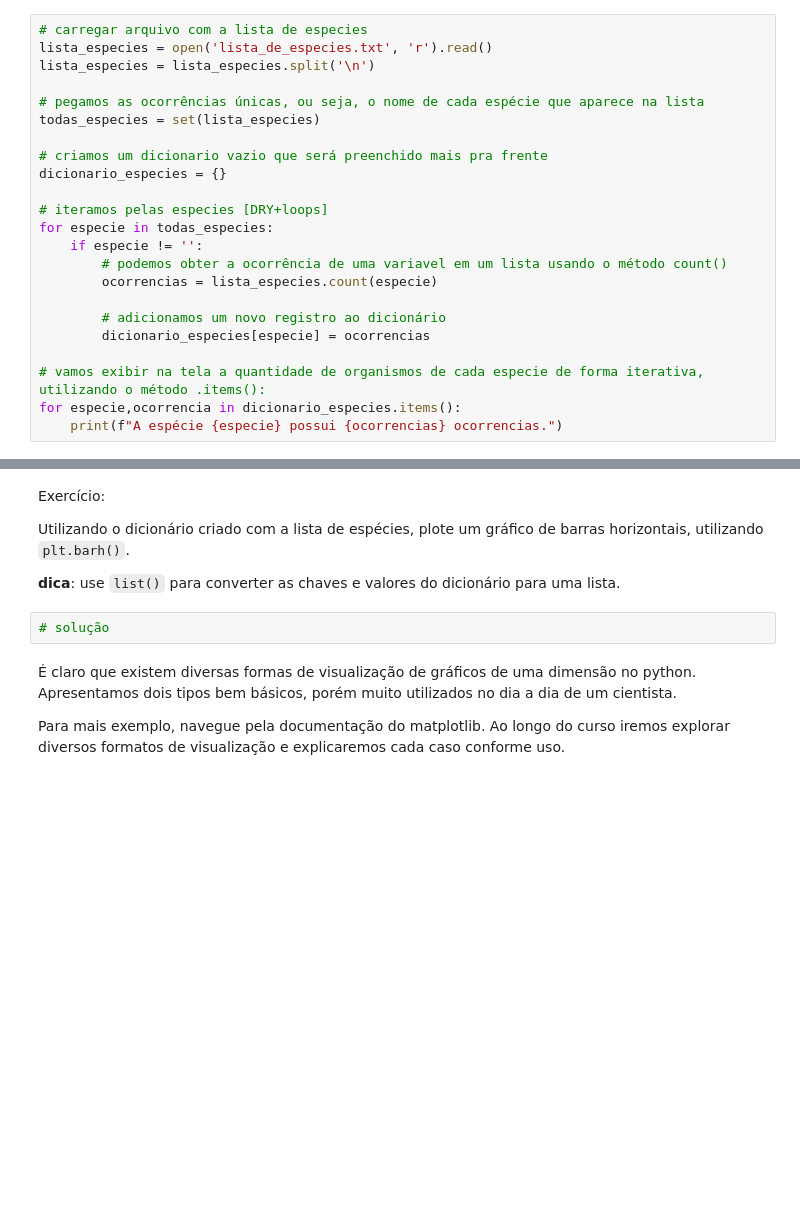
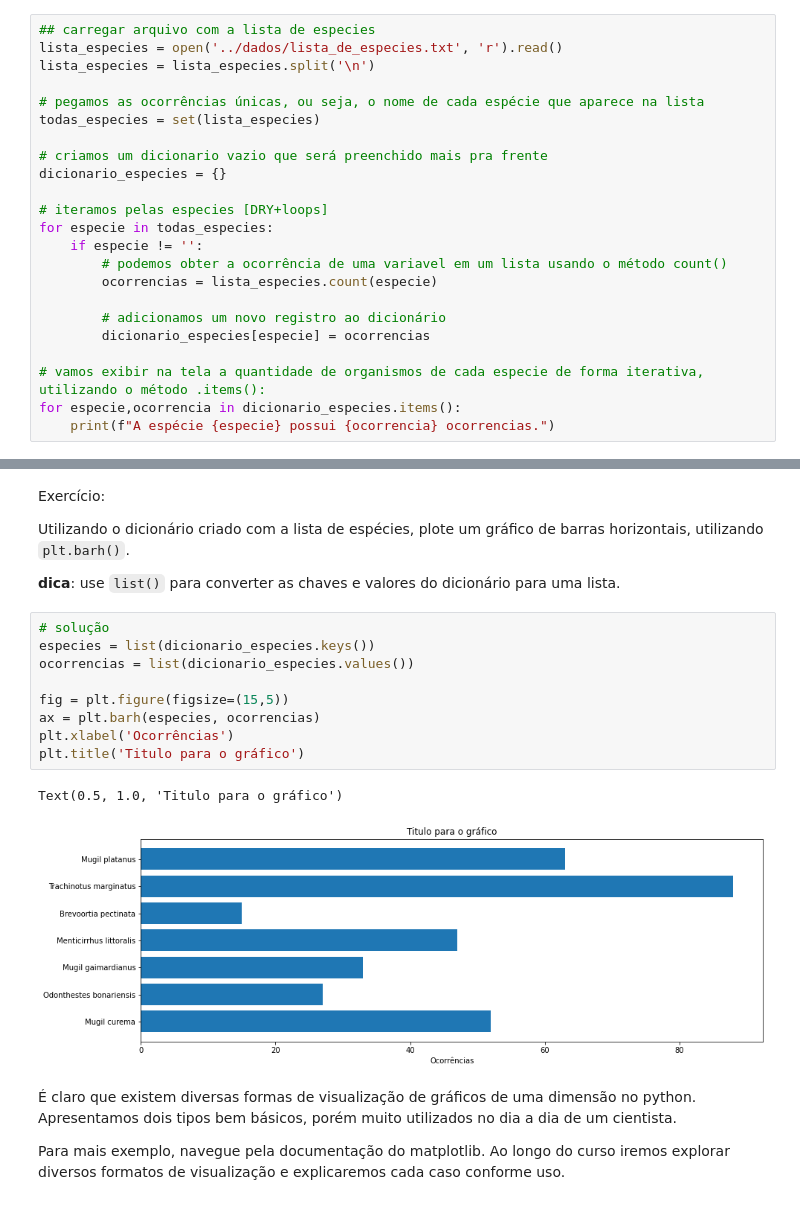
Before and after one commit to nilodna/python-basico, a Jupyter notebook: material_aula/lecture03.ipynb, the cells around one changed output, grey strips where cells are left out. Saved outputs shown, nothing was run; the diff lists cells and outputs as text; blank space fills up the shorter version.

````diff
--- a/material_aula/lecture03.ipynb
+++ b/material_aula/lecture03.ipynb
@@ -4,8 +6,8 @@ Exercício da semana passada, resolvendo usando alguns conceitos (filosóficos)
 - DRY: don't repeat yourself (não se repita)
 - Loops para simplificar
 # %%
-# carregar arquivo com a lista de especies
-lista_especies = open('lista_de_especies.txt', 'r').read()
+## carregar arquivo com a lista de especies
+lista_especies = open('../dados/lista_de_especies.txt', 'r').read()
 lista_especies = lista_especies.split('\n')
 
 # pegamos as ocorrências únicas, ou seja, o nome de cada espécie que aparece na lista
@@ -25,4 +27,4 @@ for especie in todas_especies:
 
 # vamos exibir na tela a quantidade de organismos de cada especie de forma iterativa, utilizando o método .items():
 for especie,ocorrencia in dicionario_especies.items():
-    print(f"A espécie {especie} possui {ocorrencias} ocorrencias.")
+    print(f"A espécie {especie} possui {ocorrencia} ocorrencias.")
@@ -470,6 +492,16 @@ Exercício:
 Utilizando o dicionário criado com a lista de espécies, plote um gráfico de barras horizontais, utilizando ```plt.barh()```.
 
 **dica**: use ```list()``` para converter as chaves e valores do dicionário para uma lista.
-# %%
-# solução
+# %%
+# solução
+especies = list(dicionario_especies.keys())
+ocorrencias = list(dicionario_especies.values())
+
+fig = plt.figure(figsize=(15,5))
+ax = plt.barh(especies, ocorrencias)
+plt.xlabel('Ocorrências')
+plt.title('Titulo para o gráfico')
+# %% [output]
+Text(0.5, 1.0, 'Titulo para o gráfico')
+[figure, added]
 # %% [markdown]
````
Also changed, not shown: parts of 25 cells of this notebook, 2 other files.
